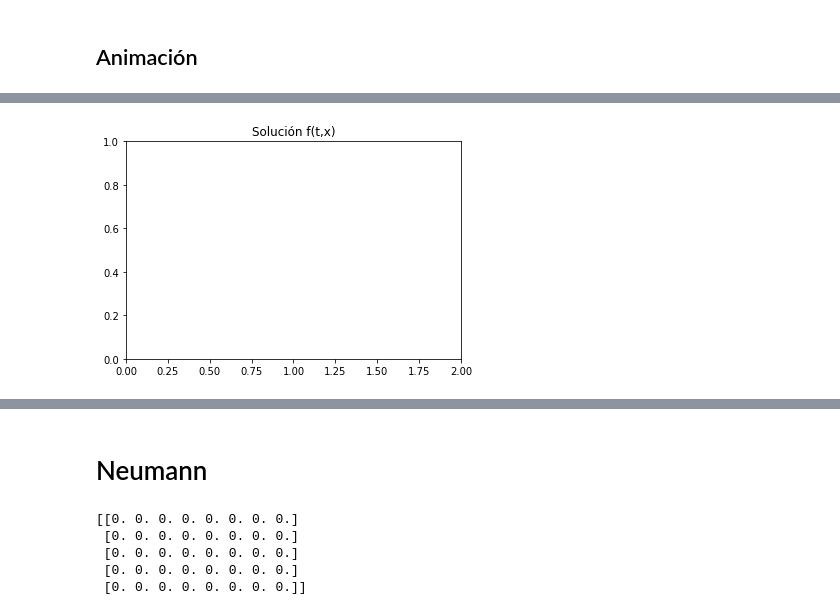
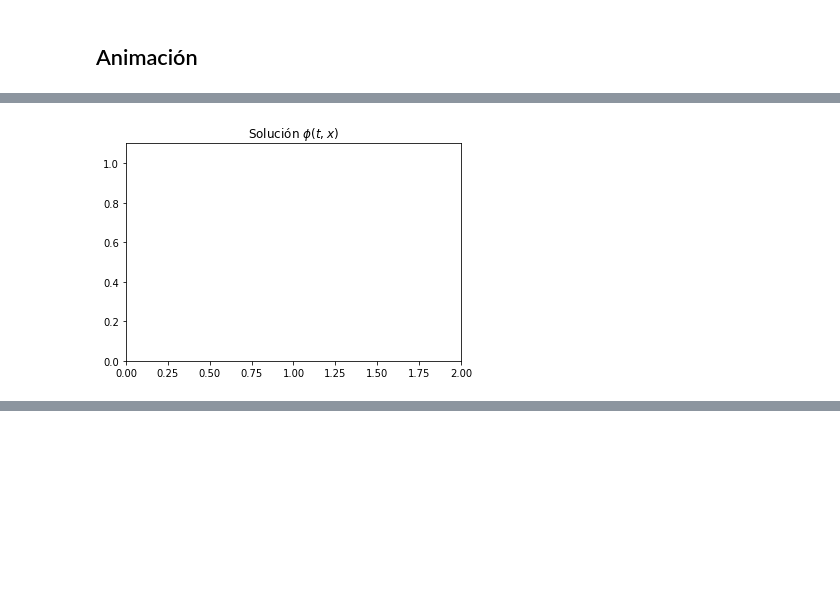
Before and after one commit to nicoavilan/Metodos-Numericos, a Jupyter notebook: Diferencias-finitas/EcCalor_1D_Dirichlet.ipynb, the cells around one changed output, grey strips where cells are left out. Saved outputs shown, nothing was run; the diff lists cells and outputs as text; code cells hidden in the pictures; blank space fills up the shorter version.

```diff
--- a/Diferencias-finitas/EcCalor_1D_Dirichlet.ipynb
+++ b/Diferencias-finitas/EcCalor_1D_Dirichlet.ipynb
@@ -47,13 +60,13 @@ from IPython.display import HTML
 # %%
 fig, ax = plt.subplots()
 
 ax.set_xlim(( 0, L))
-ax.set_ylim((0, 1))
+ax.set_ylim((0, 1.1))
 
 line, = ax.plot([], [], lw=3, color="red")
-ax.set_title("Solución f(t,x)");
+ax.set_title("Solución $\phi(t,x)$");
 # %% [output]
-[figure, old version]
+[figure, new version]
 # %%
 def init():
     line.set_data([], [])
@@ -69,5 +82,3 @@ anim = FuncAnimation(fig, animate, init_func=init,
 HTML(anim.to_html5_video())
 # %% [output]
 [interactive output not drawn]
-# %% [markdown]
-# Neumann
@@ -77,12 +84,0 @@ import matplotlib.pyplot as plt
-# %%
-fil = 5
-col = 8
-
-M = np.zeros((fil,col))
-print(M)
-# %% [output]
-[[0. 0. 0. 0. 0. 0. 0. 0.]
- [0. 0. 0. 0. 0. 0. 0. 0.]
- [0. 0. 0. 0. 0. 0. 0. 0.]
- [0. 0. 0. 0. 0. 0. 0. 0.]
- [0. 0. 0. 0. 0. 0. 0. 0.]]
```
Also changed, not shown: parts of 12 cells of this notebook.
